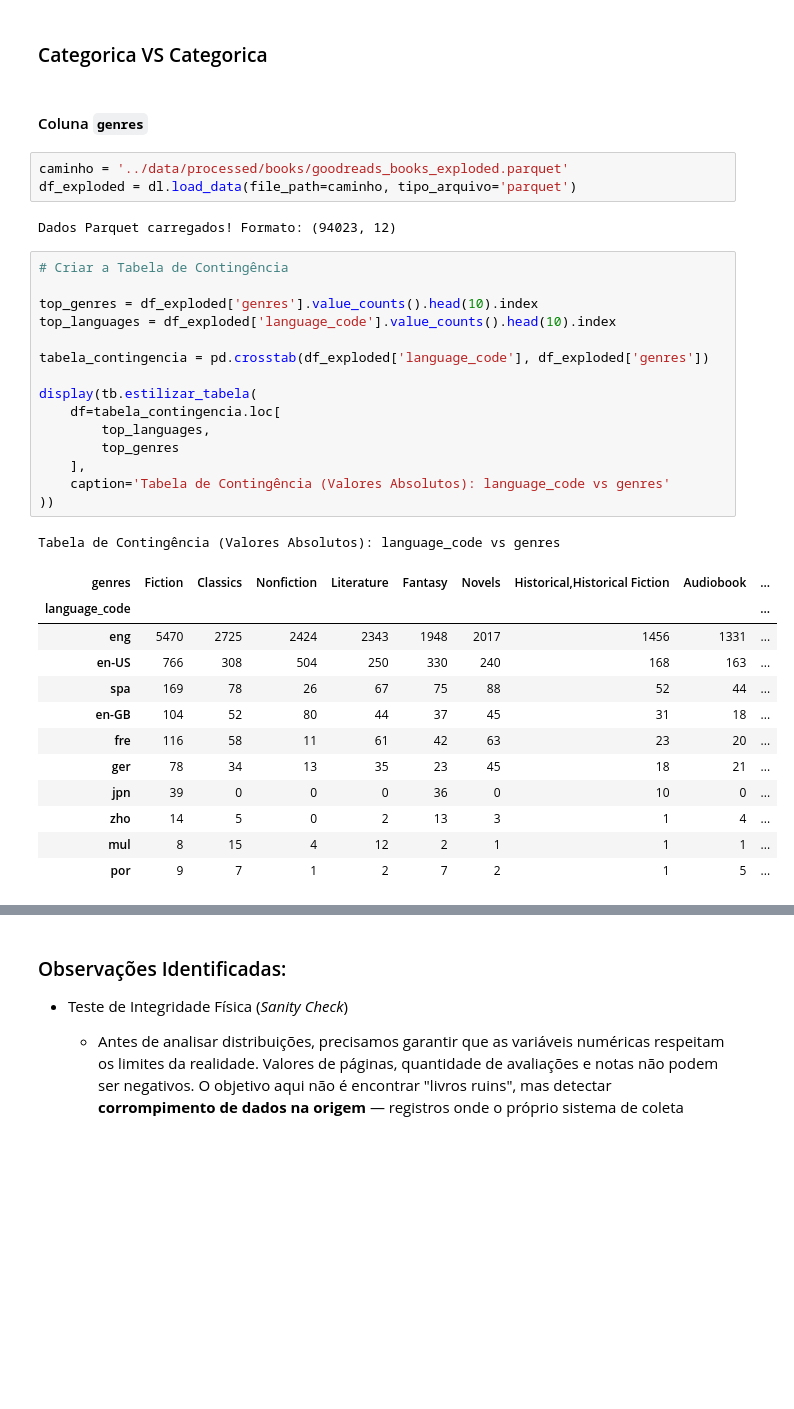
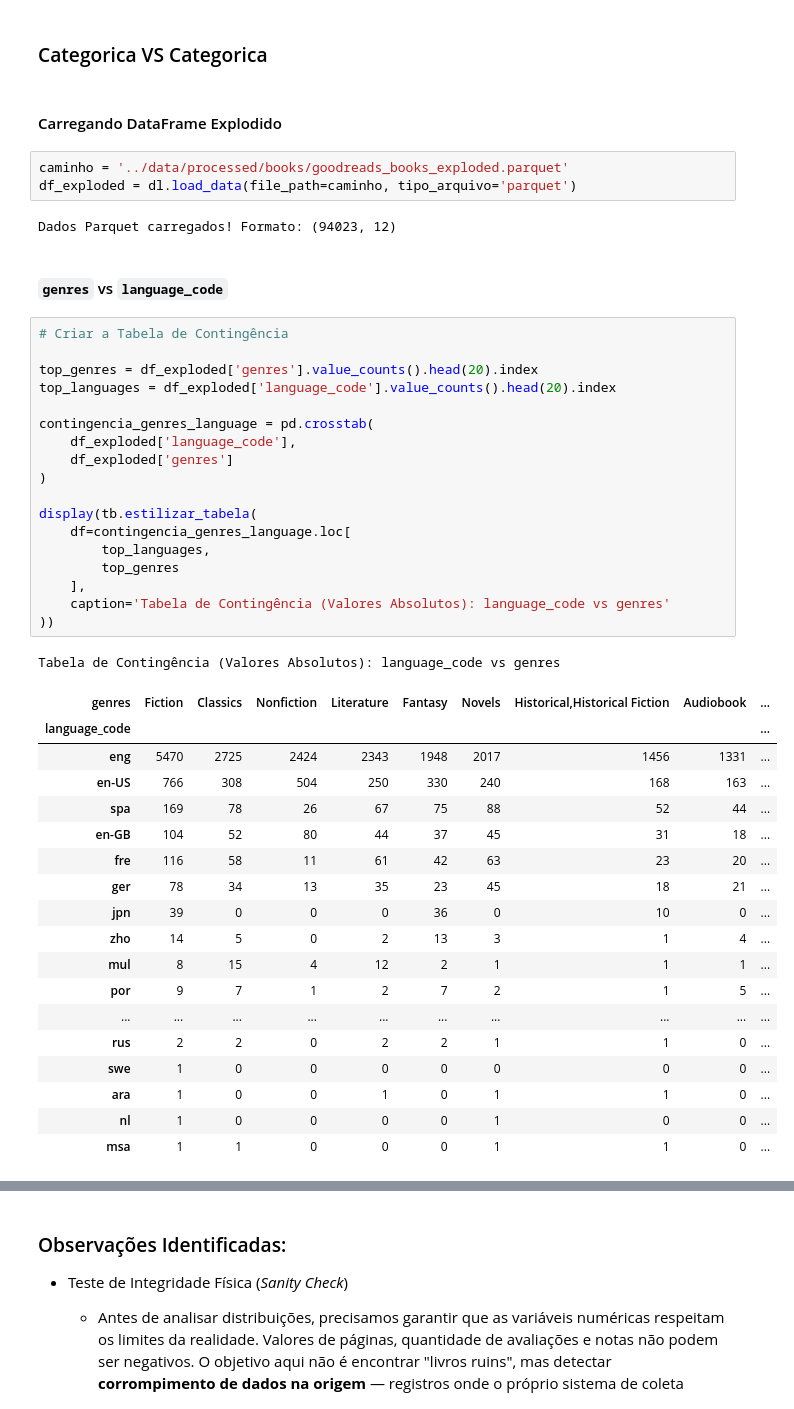
Before and after one commit to AleCecilio/entertainment_industry_performance_analysis, a Jupyter notebook: notebooks/04_eda_goodreads.ipynb, the cells around one changed output, grey strips where cells are left out. Saved outputs shown, nothing was run; the diff lists cells and outputs as text; blank space fills up the shorter version.

```diff
--- a/notebooks/04_eda_goodreads.ipynb
+++ b/notebooks/04_eda_goodreads.ipynb
@@ -388,41 +388,52 @@ print(f"Média das notas dos livros com apenas 1 voto: {media:.2f}")
 Média das notas dos livros com apenas 1 voto: 3.77
 # %% [markdown]
 ### Categorica VS Categorica
-# %% [markdown]
-#### Coluna `genres`
+# %% [markdown]
+#### Carregando DataFrame Explodido
 # %%
 caminho = '../data/processed/books/goodreads_books_exploded.parquet'
 df_exploded = dl.load_data(file_path=caminho, tipo_arquivo='parquet')
 # %% [output]
 Dados Parquet carregados! Formato: (94023, 12)
+# %% [markdown]
+#### `genres` vs `language_code`
 # %%
 # Criar a Tabela de Contingência
 
-top_genres = df_exploded['genres'].value_counts().head(10).index
-top_languages = df_exploded['language_code'].value_counts().head(10).index
+top_genres = df_exploded['genres'].value_counts().head(20).index
+top_languages = df_exploded['language_code'].value_counts().head(20).index
 
-tabela_contingencia = pd.crosstab(df_exploded['language_code'], df_exploded['genres'])
+contingencia_genres_language = pd.crosstab(
+    df_exploded['language_code'],
+    df_exploded['genres']
+)
 
 display(tb.estilizar_tabela(
-    df=tabela_contingencia.loc[
+    df=contingencia_genres_language.loc[
         top_languages,
         top_genres
     ],
     caption='Tabela de Contingência (Valores Absolutos): language_code vs genres'
 ))
 # %% [output]
 Tabela de Contingência (Valores Absolutos): language_code vs genres
 | genres | Fiction | Classics | Nonfiction | Literature | Fantasy | Novels | Historical,Historical Fiction | Audiobook | ... |
 | language_code |  |  |  |  |  |  |  |  | ... |
 | eng | 5470 | 2725 | 2424 | 2343 | 1948 | 2017 | 1456 | 1331 | ... |
 | en-US | 766 | 308 | 504 | 250 | 330 | 240 | 168 | 163 | ... |
 | spa | 169 | 78 | 26 | 67 | 75 | 88 | 52 | 44 | ... |
 | en-GB | 104 | 52 | 80 | 44 | 37 | 45 | 31 | 18 | ... |
 | fre | 116 | 58 | 11 | 61 | 42 | 63 | 23 | 20 | ... |
 | ger | 78 | 34 | 13 | 35 | 23 | 45 | 18 | 21 | ... |
 | jpn | 39 | 0 | 0 | 0 | 36 | 0 | 10 | 0 | ... |
 | zho | 14 | 5 | 0 | 2 | 13 | 3 | 1 | 4 | ... |
 | mul | 8 | 15 | 4 | 12 | 2 | 1 | 1 | 1 | ... |
 | por | 9 | 7 | 1 | 2 | 7 | 2 | 1 | 5 | ... |
+| ... | ... | ... | ... | ... | ... | ... | ... | ... | ... |
+| rus | 2 | 2 | 0 | 2 | 2 | 1 | 1 | 0 | ... |
+| swe | 1 | 0 | 0 | 0 | 0 | 0 | 0 | 0 | ... |
+| ara | 1 | 0 | 0 | 1 | 0 | 1 | 1 | 0 | ... |
+| nl | 1 | 0 | 0 | 0 | 0 | 1 | 0 | 0 | ... |
+| msa | 1 | 1 | 0 | 0 | 0 | 1 | 1 | 0 | ... |
 # %%
 # Executando o Teste do Qui-Quadrado
```
Also changed, not shown: parts of 15 cells of this notebook, 6 other files.
